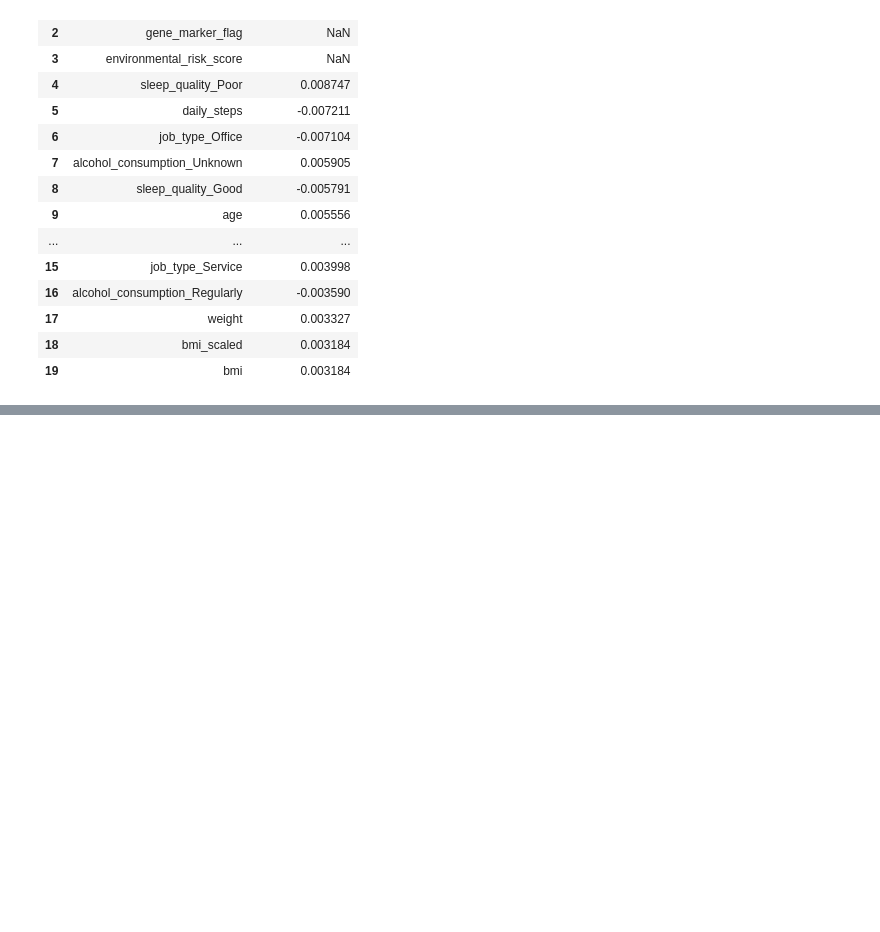
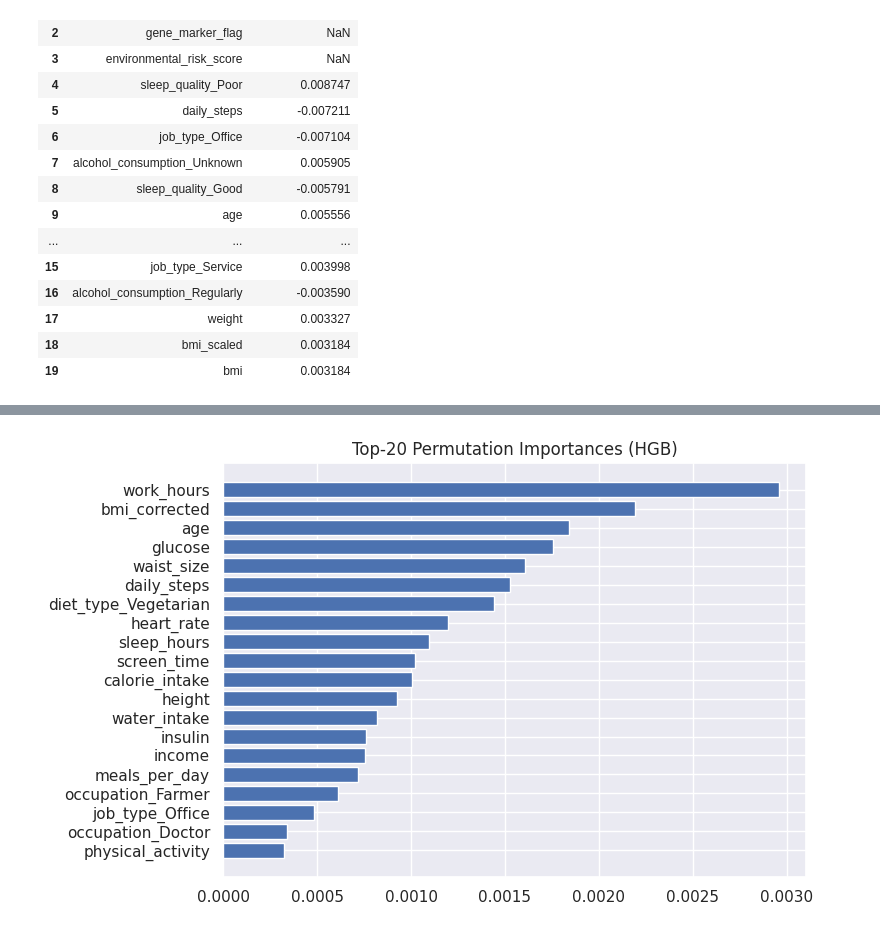
Before and after one commit to manuelapop/health_classification_dataset_model_train, a Jupyter notebook: health_classification.ipynb, the cells around one changed output, grey strips where cells are left out. Saved outputs shown, nothing was run; the diff lists cells and outputs as text; code cells hidden in the pictures; blank space fills up the shorter version.

```diff
--- a/health_classification.ipynb
+++ b/health_classification.ipynb
@@ -562,0 +586,22 @@ pd.DataFrame(corrs, columns=['feature','corr_with_target']).head(20)
+# %%
+# Train HGB baseline
+hgb = HistGradientBoostingClassifier(random_state=42).fit(X_train_df, y_train)
+hgb_proba = hgb.predict_proba(X_test_df)[:,1]
+
+# Built-in importances (feature-wise)
+imp = getattr(hgb, 'feature_importances_', None)
+if imp is not None:
+    idx = np.argsort(-imp)[:20]
+    plt.figure(figsize=(8,5))
+    plt.barh(np.array(X_train_df.columns)[idx][::-1], imp[idx][::-1])
+    plt.title("Top-20 Feature Importances (HGB)"); plt.tight_layout(); plt.show()
+
+# Permutation importance (agnostic)
+from sklearn.inspection import permutation_importance
+pi = permutation_importance(hgb, X_test_df, y_test, scoring="roc_auc", n_repeats=10, n_jobs=-1)
+idx = np.argsort(-pi.importances_mean)[:20]
+plt.figure(figsize=(8,5))
+plt.barh(np.array(X_train_df.columns)[idx][::-1], pi.importances_mean[idx][::-1])
+plt.title("Top-20 Permutation Importances (HGB)"); plt.tight_layout(); plt.show()
+# %% [output]
+[figure, added]
```
Also changed, not shown: parts of 8 cells of this notebook.
